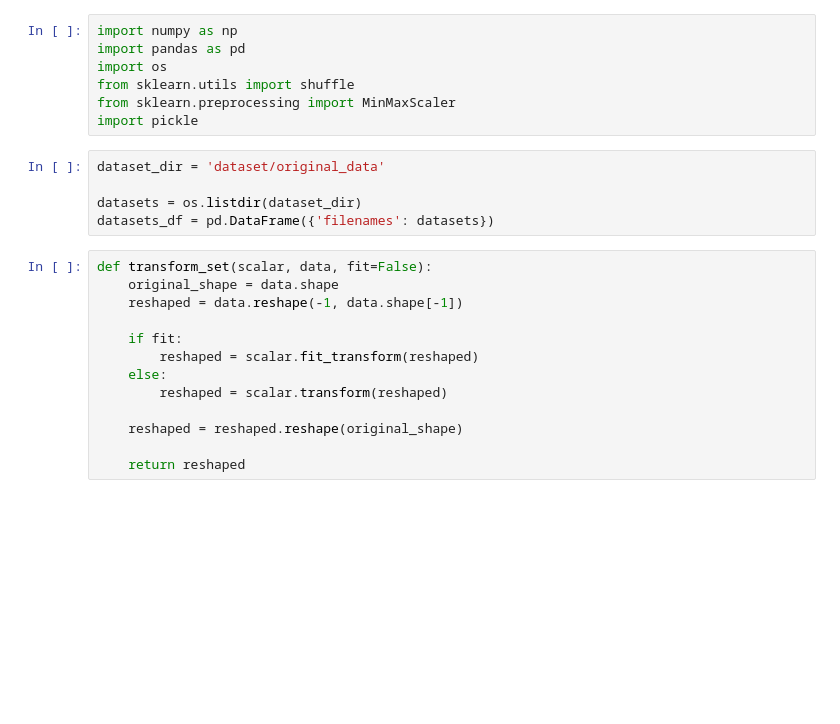
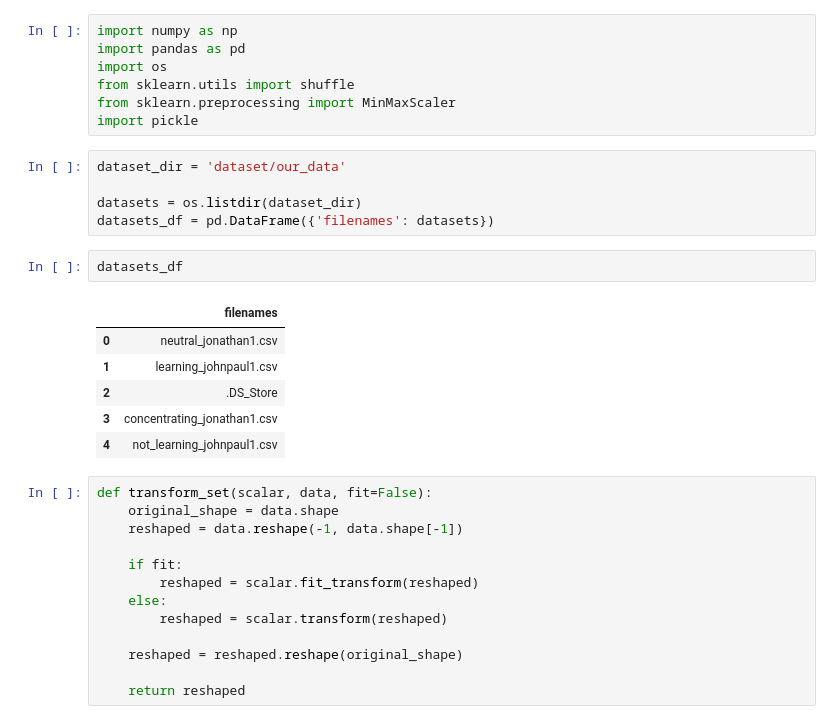
Before and after one commit to JP-Vela/BioHack2025, a Jupyter notebook: classify_streamline.ipynb, the cells around one changed output. Saved outputs shown, nothing was run; the diff lists cells and outputs as text; blank space fills up the shorter version.

```diff
--- a/classify_streamline.ipynb
+++ b/classify_streamline.ipynb
@@ -6,10 +6,19 @@ from sklearn.utils import shuffle
 from sklearn.preprocessing import MinMaxScaler
 import pickle
 # %%
-dataset_dir = 'dataset/original_data'
+dataset_dir = 'dataset/our_data'
 
 datasets = os.listdir(dataset_dir)
 datasets_df = pd.DataFrame({'filenames': datasets})
+# %%
+datasets_df
+# %% [output]
+|  | filenames |
+| 0 | neutral_jonathan1.csv |
+| 1 | learning_johnpaul1.csv |
+| 2 | .DS_Store |
+| 3 | concentrating_jonathan1.csv |
+| 4 | not_learning_johnpaul1.csv |
 # %%
 def transform_set(scalar, data, fit=False):
     original_shape = data.shape
```
Also changed, not shown: parts of 10 cells of this notebook, 31 other files.
